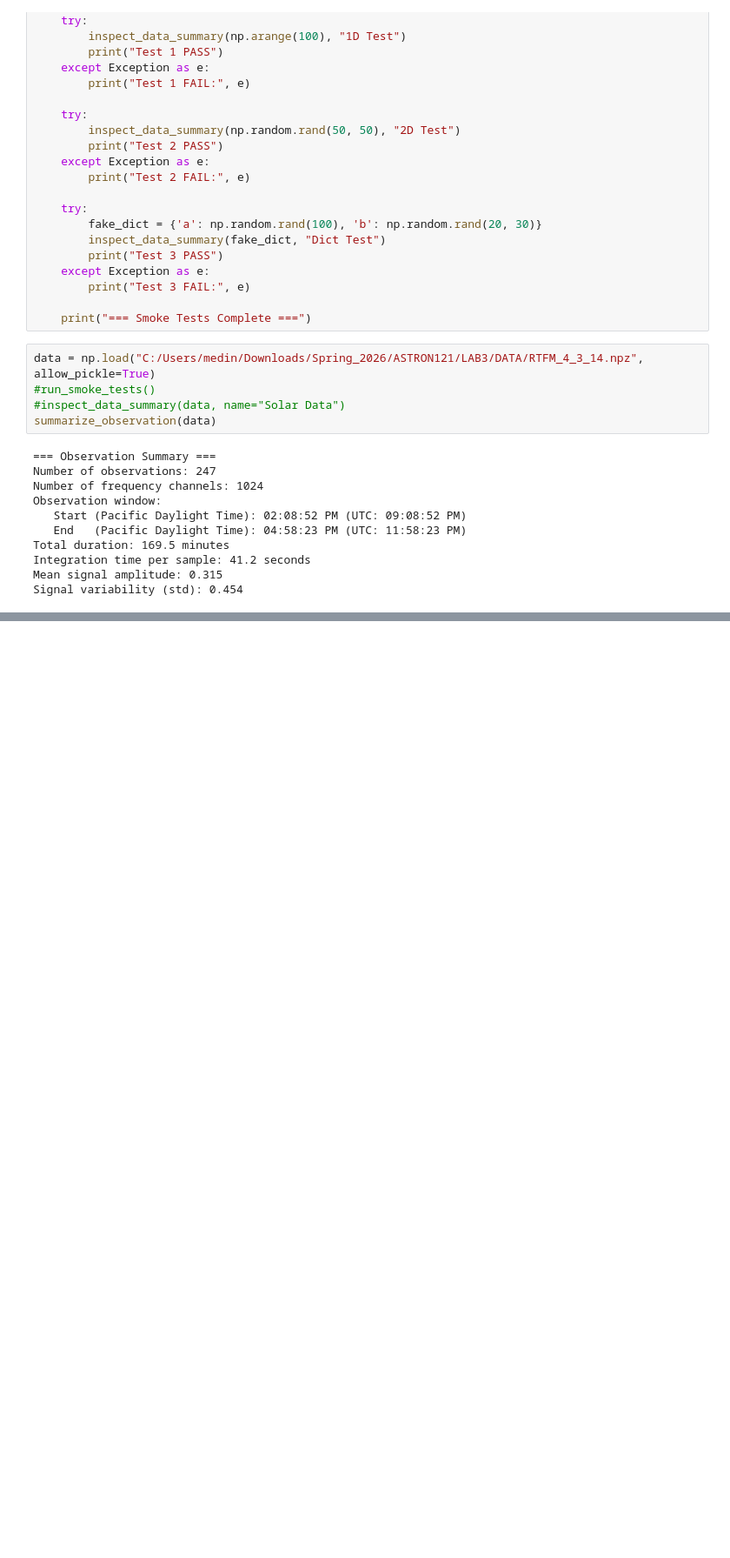
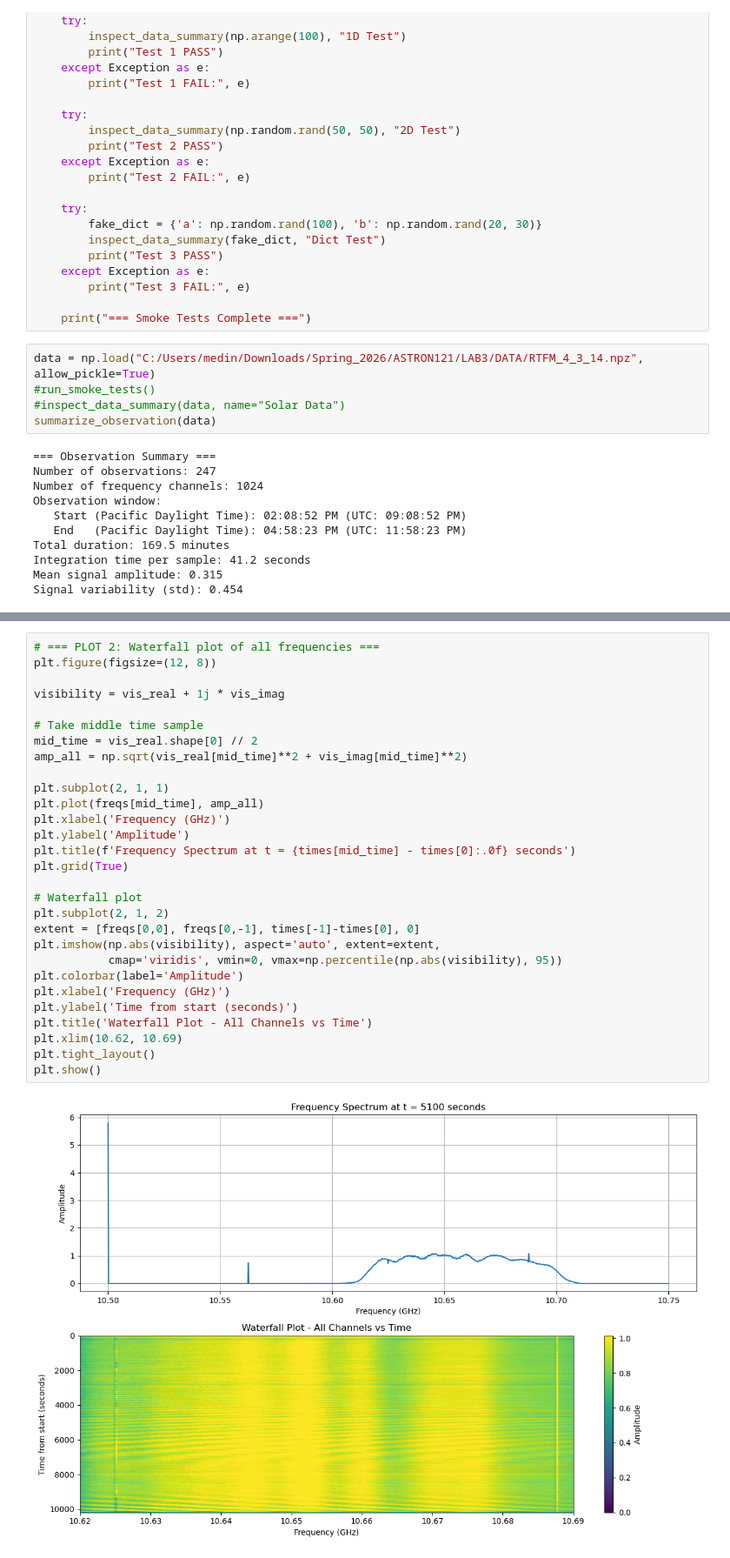
Before and after one commit to averybooks/radiolab2026-Cal, a Jupyter notebook: LAB3_code.ipynb, the cells around one changed output, grey strips where cells are left out. Shown at 87% size. Cells and saved outputs as stored; diff of their text form; blank space fills up the shorter version.

```diff
--- a/LAB3_code.ipynb
+++ b/LAB3_code.ipynb
@@ -254,0 +322,31 @@ Signal variability (std): 0.454
+# %%
+# === PLOT 2: Waterfall plot of all frequencies ===
+plt.figure(figsize=(12, 8))
+
+visibility = vis_real + 1j * vis_imag
+
+# Take middle time sample
+mid_time = vis_real.shape[0] // 2
+amp_all = np.sqrt(vis_real[mid_time]**2 + vis_imag[mid_time]**2)
+
+plt.subplot(2, 1, 1)
+plt.plot(freqs[mid_time], amp_all)
+plt.xlabel('Frequency (GHz)')
+plt.ylabel('Amplitude')
+plt.title(f'Frequency Spectrum at t = {times[mid_time] - times[0]:.0f} seconds')
+plt.grid(True)
+
+# Waterfall plot
+plt.subplot(2, 1, 2)
+extent = [freqs[0,0], freqs[0,-1], times[-1]-times[0], 0]
+plt.imshow(np.abs(visibility), aspect='auto', extent=extent,
+           cmap='viridis', vmin=0, vmax=np.percentile(np.abs(visibility), 95))
+plt.colorbar(label='Amplitude')
+plt.xlabel('Frequency (GHz)')
+plt.ylabel('Time from start (seconds)')
+plt.title('Waterfall Plot - All Channels vs Time')
+plt.xlim(10.62, 10.69)
+plt.tight_layout()
+plt.show()
+# %% [output]
+[figure, added]
```
Also changed, not shown: parts of 2 cells of this notebook.
